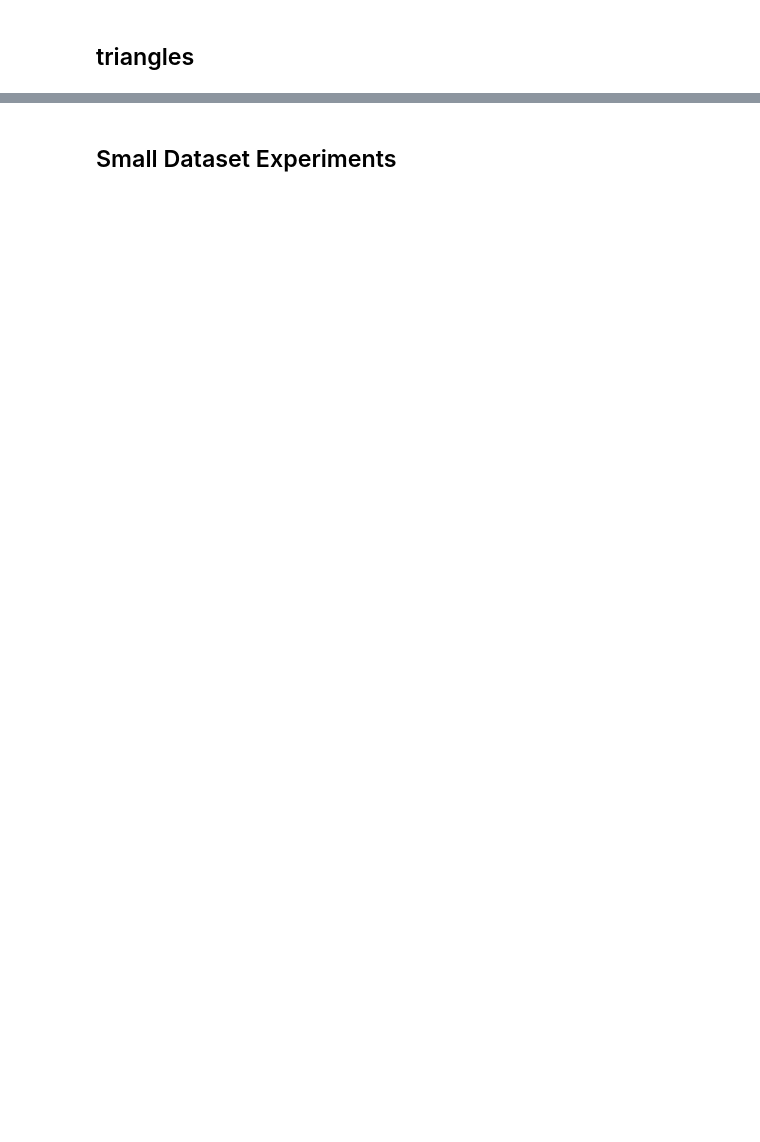
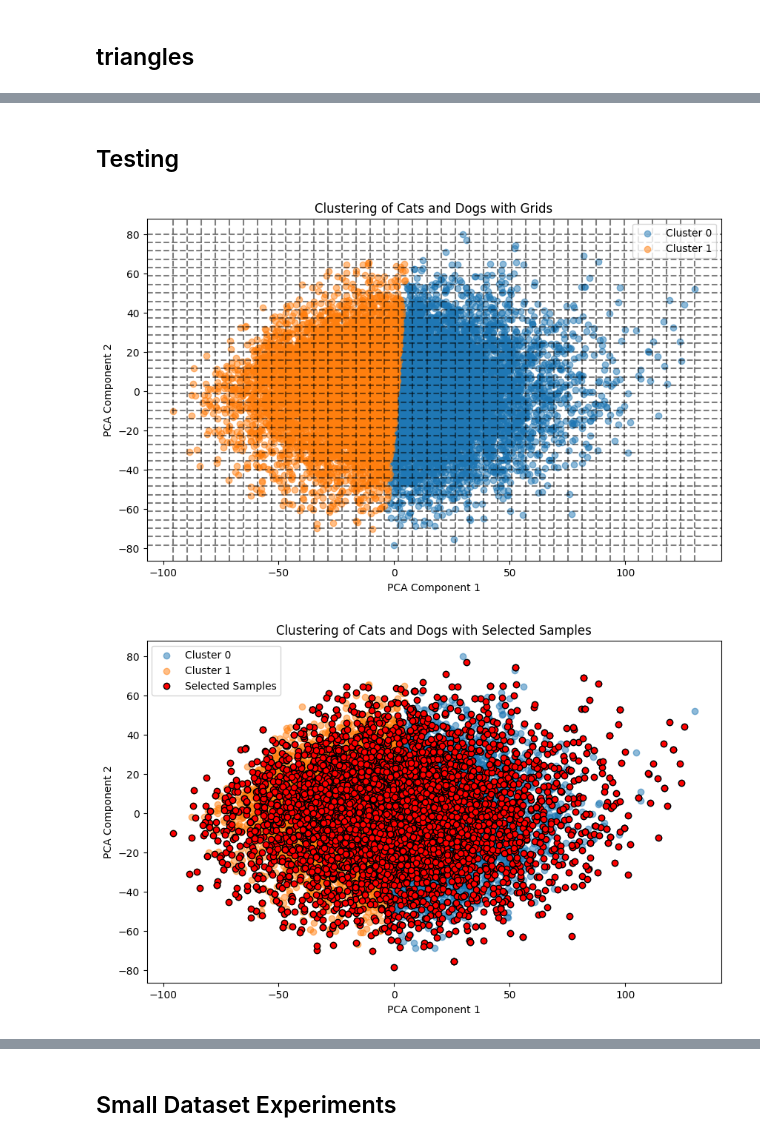
Before and after one commit to serdarbicici-visualstudio/grid-distillation, a Jupyter notebook: dataset-distillation-further-research.ipynb, the cells around one changed output, grey strips where cells are left out. Drawn from its saved outputs; the diff is of its cells as text; code cells hidden in the pictures; blank space fills up the shorter version.

Commit message:
updated grid methods + some experiments

```diff
--- a/dataset-distillation-further-research.ipynb
+++ b/dataset-distillation-further-research.ipynb
@@ -507,11 +466,3 @@ class GridImageClusterSampler(ImageClusterSampler):
                 selected_indices = self.get_grid_sampled_indices(cluster_indices, n_samples)
                 selected_samples.extend(selected_indices)
         return selected_samples
-
-# Example usage:
-# Assuming X, y are your image data and labels respectively
-sampler = GridImageClusterSampler(X, y, n_clusters=2)
-sampler.cluster_images()
-sampler.plot_clusters_with_grids(n_samples=1350)
-selected_samples = sampler.get_selected_samples(n_samples=1350)
-sampler.plot_selected_samples_on_clusters(selected_samples)
@@ -840,0 +800,43 @@ Test accuracy: 0.7933333516120911
+# %% [markdown]
+## Testing
+# %%
+# Create image cluster sampler with all the grid types and train the model and compare the results, cluster images only 1 time
+sampler = GridImageClusterSampler(X, y, n_clusters=2)
+sampler.cluster_images()
+sampler.plot_clusters_with_grids(1350)
+selected_samples_1350 = sampler.get_selected_samples(1350)
+sampler.plot_selected_samples_on_clusters(selected_samples_1350)
+
+X_selected = X[selected_samples_1350]
+y_selected = y[selected_samples_1350]
+
+cnn_base_clustering_4 = CNNModel(img_size=150)
+cnn_base_clustering_4.compile()
+cnn_base_clustering_4.train(X_selected, y_selected, X_test, y_test, batch_size=32, epochs=20)
+cnn_base_clustering_4_test_loss, cnn_base_clustering_4_test_acc = cnn_base_clustering_4.evaluate(X_test, y_test)
+
+print("GridImageClusterSampler")
+print('Test accuracy:', cnn_base_clustering_4_test_acc)
+print('Test loss:', cnn_base_clustering_4_test_loss)
+
+
+sampler = ParallelogramImageClusterSampler(X, y, n_clusters=2)
+sampler.cluster_images()
+sampler.plot_clusters_with_parallelograms(1350)
+selected_samples_1350 = sampler.get_selected_samples(1350)
+sampler.plot_selected_samples_on_clusters(selected_samples_1350)
+
+X_selected = X[selected_samples_1350]
+y_selected = y[selected_samples_1350]
+
+cnn_base_clustering_5 = CNNModel(img_size=150)
+cnn_base_clustering_5.compile()
+cnn_base_clustering_5.train(X_selected, y_selected, X_test, y_test, batch_size=32, epochs=20)
+cnn_base_clustering_5_test_loss, cnn_base_clustering_5_test_acc = cnn_base_clustering_5.evaluate(X_test, y_test)
+
+print("ParallelogramImageClusterSampler")
+print('Test accuracy:', cnn_base_clustering_5_test_acc)
+print('Test loss:', cnn_base_clustering_5_test_loss)
+# %% [output]
+[figure, added]
+[figure, added]
```
Also changed, not shown: parts of 17 cells of this notebook.
